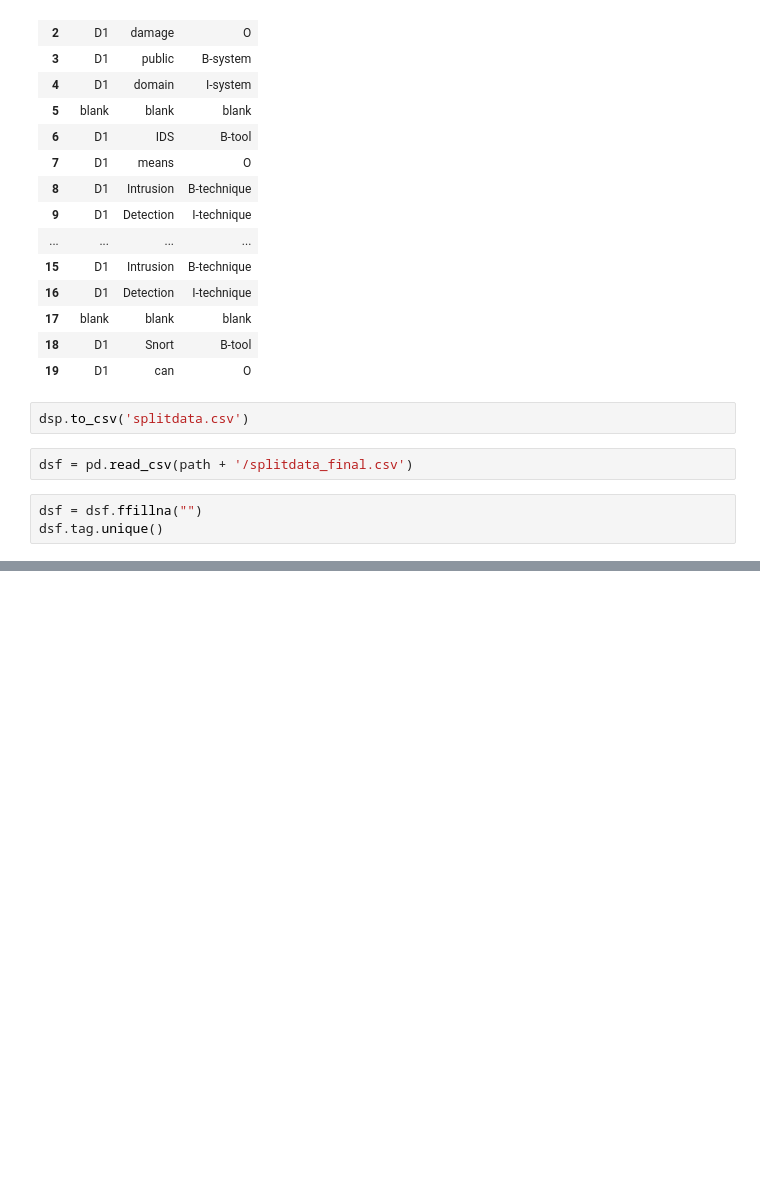
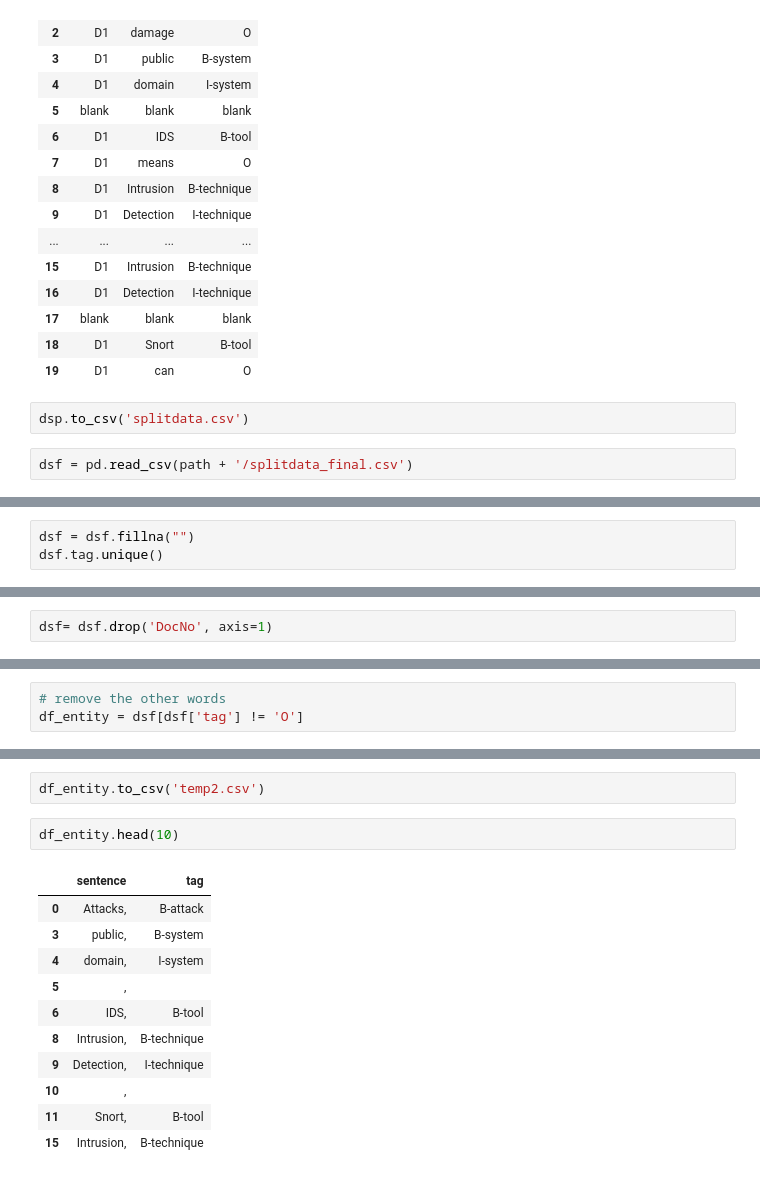
Before and after one commit to garima0106/AISecKG-cybersecurity-dataset, a Jupyter notebook: Model/data-preprocess.ipynb, the cells around one changed output, grey strips where cells are left out. Drawn from its saved outputs; the diff is of its cells as text; blank space fills up the shorter version.

```diff
--- a/Model/data-preprocess.ipynb
+++ b/Model/data-preprocess.ipynb
@@ -332,6 +332,3 @@ dsp.head(20)
 dsp.to_csv('splitdata.csv')
 # %%
 dsf = pd.read_csv(path + '/splitdata_final.csv')
-# %%
-dsf = dsf.ffillna("")
-dsf.tag.unique()
@@ -344,0 +335,3 @@ array(['B-attack', 'O', 'B-system', 'I-system', nan, 'B-tool',
+# %%
+dsf = dsf.fillna("")
+dsf.tag.unique()
@@ -344,0 +345,2 @@ array(['B-attack', 'O', 'B-system', 'I-system', nan, 'B-tool',
+# %%
+dsf= dsf.drop('DocNo', axis=1)
@@ -344,0 +356,3 @@ array(['B-attack', 'O', 'B-system', 'I-system', nan, 'B-tool',
+# %%
+# remove the other words
+df_entity = dsf[dsf['tag'] != 'O']
@@ -344,0 +429,16 @@ array(['B-attack', 'O', 'B-system', 'I-system', nan, 'B-tool',
+# %%
+df_entity.to_csv('temp2.csv')
+# %%
+df_entity.head(10)
+# %% [output]
+|  | sentence | tag |
+| 0 | Attacks, | B-attack |
+| 3 | public, | B-system |
+| 4 | domain, | I-system |
+| 5 | , |  |
+| 6 | IDS, | B-tool |
+| 8 | Intrusion, | B-technique |
+| 9 | Detection, | I-technique |
+| 10 | , |  |
+| 11 | Snort, | B-tool |
+| 15 | Intrusion, | B-technique |
```
Also changed, not shown: parts of 27 cells of this notebook, 2 other files.
